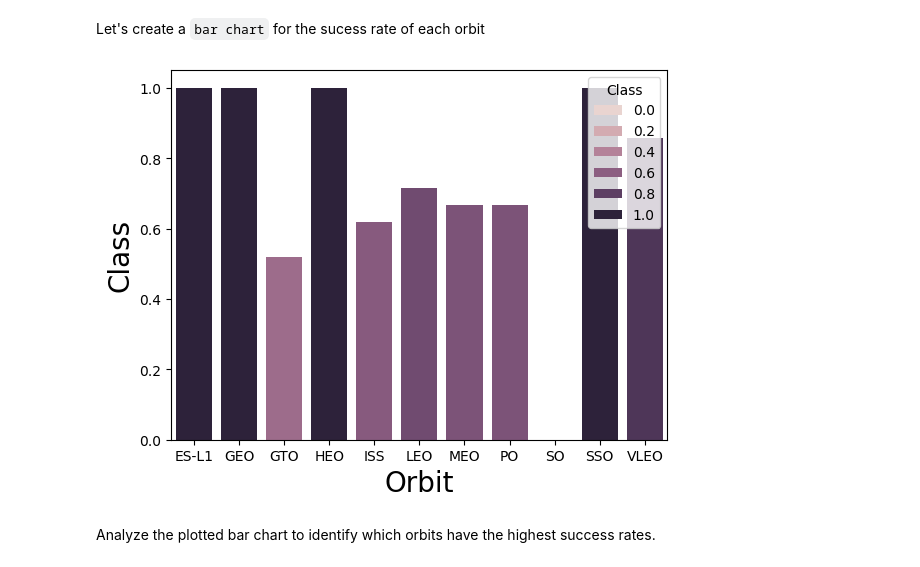
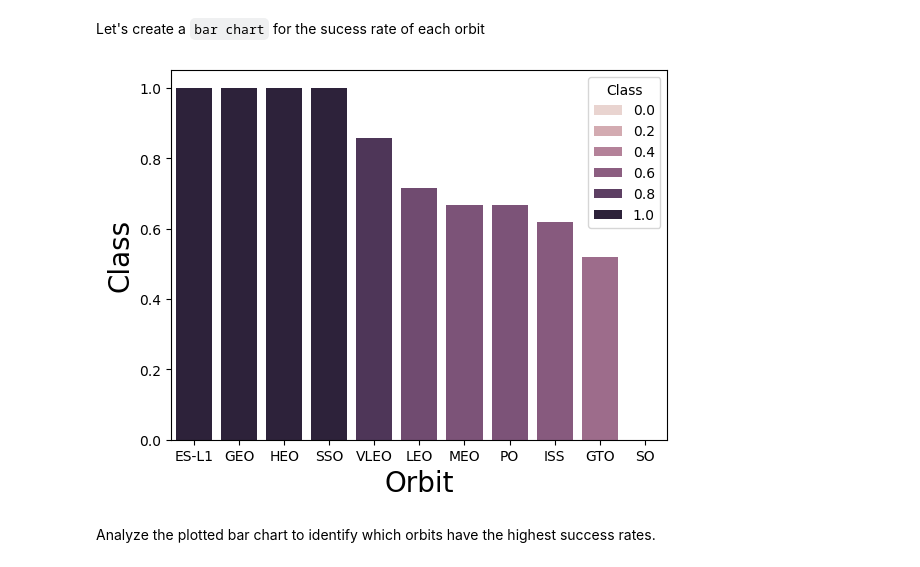
Before and after one commit to iftah-og/DS_Capstone, a Jupyter notebook: edadataviz_IG.ipynb, the cells around one changed output. Drawn from its saved outputs; the diff is of its cells as text; code cells hidden in the pictures.

```diff
--- a/edadataviz_IG.ipynb
+++ b/edadataviz_IG.ipynb
@@ -125,12 +125,13 @@ Let's create a `bar chart` for the sucess rate of each orbit
 # %%
 # HINT use groupby method on Orbit column and get the mean of Class column
 mean_orbit = df.groupby('Orbit')['Class'].mean().reset_index()
+mean_orbit = mean_orbit.sort_values(by='Class', ascending=False)
 sns.barplot(x="Orbit", y="Class", data=mean_orbit, hue='Class')
 plt.xlabel("Orbit",fontsize=20)
 plt.ylabel("Class",fontsize=20)
 plt.show()
 # %% [output]
-[figure, old version]
+[figure, new version]
 # %% [markdown]
 Analyze the plotted bar chart to identify which orbits have the highest success rates.
 # %% [markdown]
```
